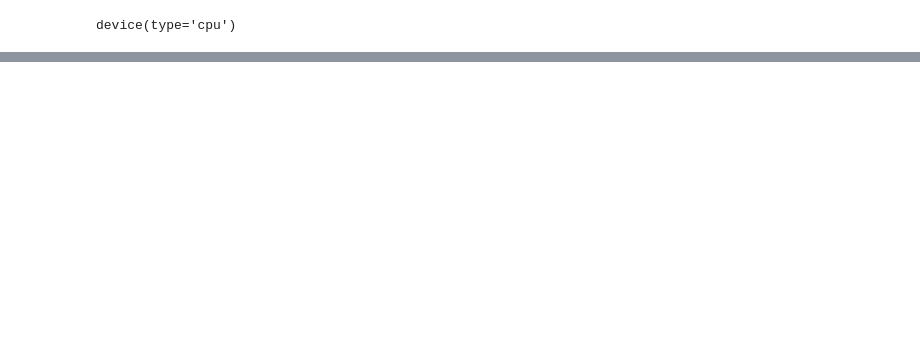
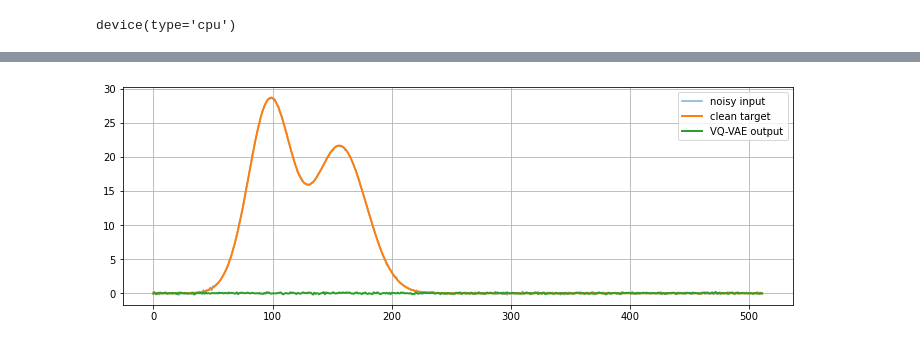
Before and after one commit to Gwynndandy/VQVAE-studies, a Jupyter notebook: VAE_1D_Fourier.ipynb, the cells around one changed output, grey strips where cells are left out. Cells and saved outputs as stored; diff of their text form; code cells hidden in the pictures; blank space fills up the shorter version.

Commit message:
added discriminator and basic Fourier model

```diff
--- a/VAE_1D_Fourier.ipynb
+++ b/VAE_1D_Fourier.ipynb
@@ -89,0 +148,14 @@ NameError: name 'random' is not defined
+# %%
+optimizer = torch.optim.AdamW(
+    model.parameters(),
+    lr=1e-2,
+    weight_decay=1e-4
+)
+
+scheduler = torch.optim.lr_scheduler.ReduceLROnPlateau(
+    optimizer,
+    mode="min",
+    factor=0.5,
+    patience=10,
+    min_lr=1e-6,
+)
@@ -89,0 +290,26 @@ NameError: name 'random' is not defined
+# %%
+model.eval()
+
+batch = next(iter(test_loader))
+
+x = batch["x"].to(device)
+y = batch["y"].to(device)
+
+with torch.no_grad():
+    y_hat = model(x)
+
+idx = 0
+
+noisy = x[idx, 0].cpu().numpy()
+clean = y[idx, 0].cpu().numpy()
+pred = y_hat[idx, 0].cpu().numpy()
+
+plt.figure(figsize=(12, 4))
+plt.plot(noisy, label="noisy input", alpha=0.6)
+plt.plot(clean, label="clean target", linewidth=2)
+plt.plot(pred, label="VQ-VAE output", linewidth=2)
+plt.legend()
+plt.grid(True)
+plt.show()
+# %% [output]
+[figure, added]
```
Also changed, not shown: parts of 6 cells of this notebook, 1 other file.
